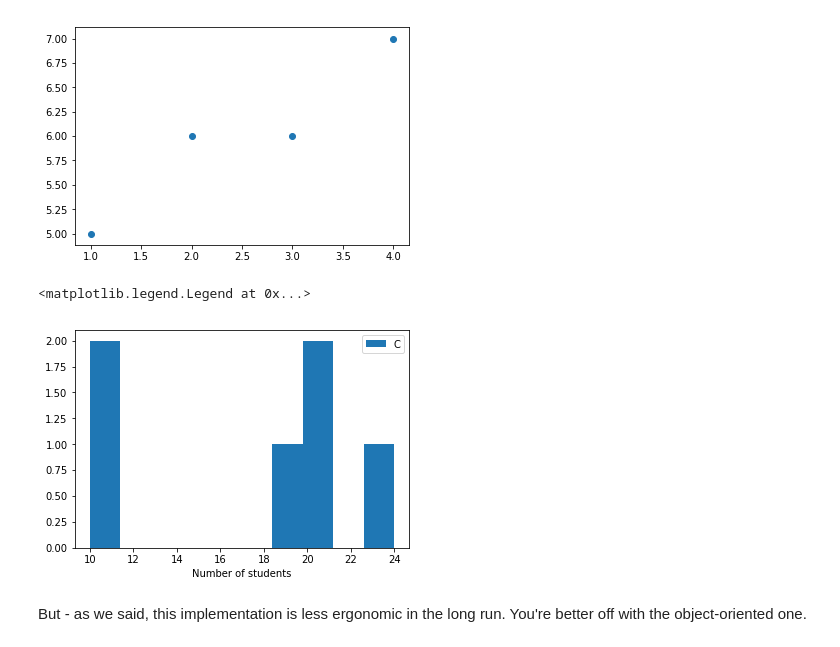
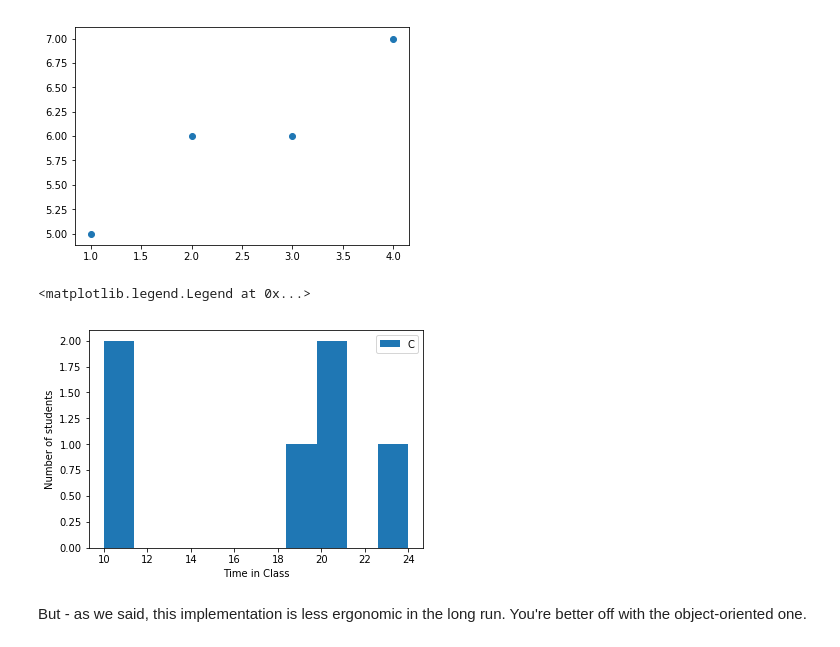
Before and after one commit to sagol-python-for-neuroscientists/textbook-public, a Jupyter notebook: classes/class6.ipynb, the cells around one changed output. Drawn from its saved outputs; the diff is of its cells as text; code cells hidden in the pictures.

```diff
--- a/classes/class6.ipynb
+++ b/classes/class6.ipynb
@@ -29,12 +29,13 @@ plt.scatter([1, 2, 3, 4], [5, 6, 6, 7])
 <matplotlib.collections.PathCollection at 0x...>
 [figure]
 # %%
-plt.hist(np.array([10, 11, 19, 20, 20, 24]))
-plt.xlabel('Number of students')
+plt.hist(np.array([10, 11, 19, 20, 20, 24]))  # works with lists and numpy arrays
+plt.ylabel('Number of students')
+plt.xlabel('Time in Class')
 plt.legend('C')
 # %% [output]
 <matplotlib.legend.Legend at 0x...>
-[figure, old version]
+[figure, new version]
 # %% [markdown]
 But - as we said, this implementation is less ergonomic in the long run. You're better off with the object-oriented one.
 # %%
```
Also changed, not shown: parts of 84 cells of this notebook, 2 other files.
